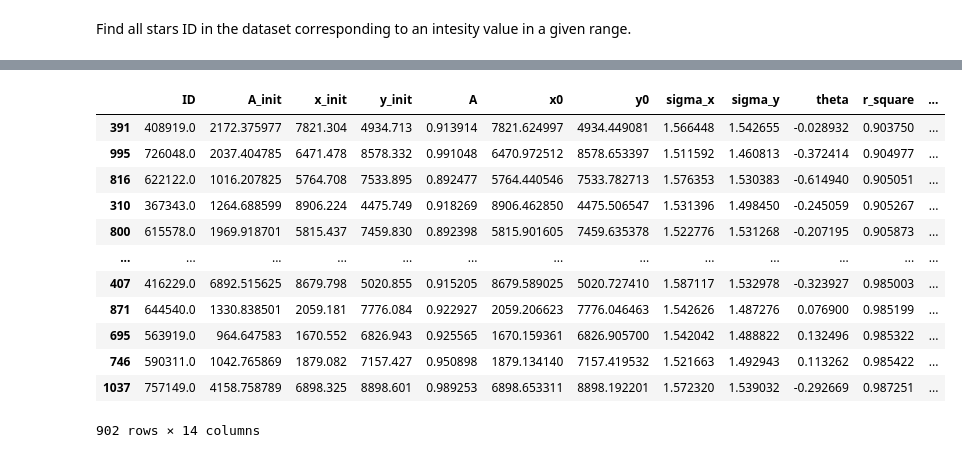
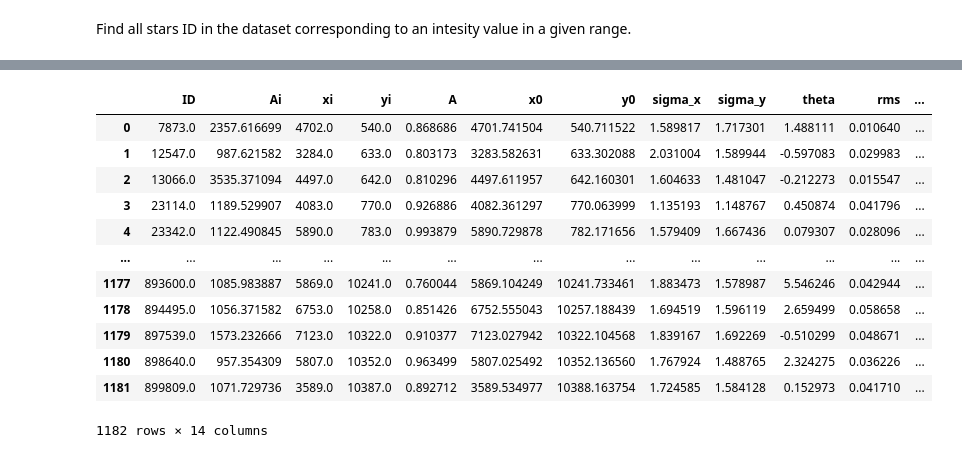
Before and after one commit to Nuelam9/Report1, a Jupyter notebook: Codice/Gaussian_fit.ipynb, the cells around one changed output, grey strips where cells are left out. Cells and saved outputs as stored; diff of their text form; code cells hidden in the pictures.

```diff
--- a/Codice/Gaussian_fit.ipynb
+++ b/Codice/Gaussian_fit.ipynb
@@ -155,2 +228,18 @@ def find_IDs(coords: np.ndarray, ids: np.ndarray, npix: float) -> List[float]:
 # %% [markdown]
 Find all stars ID in the dataset corresponding to an intesity value in a given range.
+# %%
+def find_IDs(coords: np.ndarray, ids: np.ndarray, npix: float) -> List[float]:
+    IDs = []
+    n = len(ids)
+    for i in range(n):
+        tmp = (coords[:,0] - ids[i,0]) ** 2 + \
+              (coords[:,1] - ids[i,1]) ** 2 <= npix ** 2
+        boh = np.sum(tmp)
+        if boh:
+            for j in coords[tmp, -1]:
+                IDs.append([j, ids[i,0], ids[i,1]]) # se uso *ids[i,:] conflitto con jit
+    return IDs
+
+
+find_IDs_jit = jit(nopython=True)(find_IDs) # not working rn
+cor = data[['Xcor', 'Ycor', 'ID']].to_numpy()
@@ -166,0 +291,6 @@ len(IDs)
+# %%
+%%time
+
+#cor = data[['Xcor', 'Ycor', 'ID']].to_numpy()
+IDs_filt = find_IDs_jit(cor, ids_filt, 2.)
+len(IDs_filt)
@@ -166,0 +301,3 @@ len(IDs)
+# %%
+ids_gt = np.asarray(IDs_filt)
+ids_gt.shape
@@ -236,8 +384,8 @@ def Fit(id, df=data, img=image, bb=15, I_inf=100, I_sup=10000, npix=2):
 %%time
 
 p = Pool(cpu_count())
-res = np.asarray(p.map(Fit, IDs))
+res = np.asarray(p.map(gauss_fitting, ids_gt[:,0]))
 p.close()
-results = pd.DataFrame(res, columns=['ID', 'A_init', 'x_init', 'y_init', 'A', 'x0', 'y0',
-                                     'sigma_x', 'sigma_y', 'theta', 'r_square', 'rms'])
+results = pd.DataFrame(res, columns=['ID', 'Ai', 'xi', 'yi', 'A', 'x0','y0',
+                                     'sigma_x', 'sigma_y', 'theta', 'rms'])
 # %% [output]
@@ -246,20 +426,23 @@ Wall time: 3.14 s
 # %%
 results['sharp'] = results.ID.map(data.set_index('ID')['sharp'])
 results['chi'] = results.ID.map(data.set_index('ID')['chi'])
-results.loc[(results.A != 0) & (results.r_square > 0.9)].sort_values(by='r_square')
+results.loc[results.theta > 0, 'theta_mod'] = results.loc[results.theta > 0,
+                                                          'theta'] % np.pi/2
+results.loc[results.theta <= 0, 'theta_mod'] = results.loc[results.theta <= 0,
+                                                           'theta'] % -np.pi/2
 
-#results.r_square.plot(kind='hist')
+results
 # %% [output]
-|  | ID | A_init | x_init | y_init | A | x0 | y0 | sigma_x | sigma_y | theta | r_square | ... |
-| 391 | 408919.0 | 2172.375977 | 7821.304 | 4934.713 | 0.913914 | 7821.624997 | 4934.449081 | 1.566448 | 1.542655 | -0.028932 | 0.903750 | ... |
-| 995 | 726048.0 | 2037.404785 | 6471.478 | 8578.332 | 0.991048 | 6470.972512 | 8578.653397 | 1.511592 | 1.460813 | -0.372414 | 0.904977 | ... |
-| 816 | 622122.0 | 1016.207825 | 5764.708 | 7533.895 | 0.892477 | 5764.440546 | 7533.782713 | 1.576353 | 1.530383 | -0.614940 | 0.905051 | ... |
-| 310 | 367343.0 | 1264.688599 | 8906.224 | 4475.749 | 0.918269 | 8906.462850 | 4475.506547 | 1.531396 | 1.498450 | -0.245059 | 0.905267 | ... |
-| 800 | 615578.0 | 1969.918701 | 5815.437 | 7459.830 | 0.892398 | 5815.901605 | 7459.635378 | 1.522776 | 1.531268 | -0.207195 | 0.905873 | ... |
+|  | ID | Ai | xi | yi | A | x0 | y0 | sigma_x | sigma_y | theta | rms | ... |
+| 0 | 7873.0 | 2357.616699 | 4702.0 | 540.0 | 0.868686 | 4701.741504 | 540.711522 | 1.589817 | 1.717301 | 1.488111 | 0.010640 | ... |
+| 1 | 12547.0 | 987.621582 | 3284.0 | 633.0 | 0.803173 | 3283.582631 | 633.302088 | 2.031004 | 1.589944 | -0.597083 | 0.029983 | ... |
+| 2 | 13066.0 | 3535.371094 | 4497.0 | 642.0 | 0.810296 | 4497.611957 | 642.160301 | 1.604633 | 1.481047 | -0.212273 | 0.015547 | ... |
+| 3 | 23114.0 | 1189.529907 | 4083.0 | 770.0 | 0.926886 | 4082.361297 | 770.063999 | 1.135193 | 1.148767 | 0.450874 | 0.041796 | ... |
+| 4 | 23342.0 | 1122.490845 | 5890.0 | 783.0 | 0.993879 | 5890.729878 | 782.171656 | 1.579409 | 1.667436 | 0.079307 | 0.028096 | ... |
 | ... | ... | ... | ... | ... | ... | ... | ... | ... | ... | ... | ... | ... |
-| 407 | 416229.0 | 6892.515625 | 8679.798 | 5020.855 | 0.915205 | 8679.589025 | 5020.727410 | 1.587117 | 1.532978 | -0.323927 | 0.985003 | ... |
-| 871 | 644540.0 | 1330.838501 | 2059.181 | 7776.084 | 0.922927 | 2059.206623 | 7776.046463 | 1.542626 | 1.487276 | 0.076900 | 0.985199 | ... |
-| 695 | 563919.0 | 964.647583 | 1670.552 | 6826.943 | 0.925565 | 1670.159361 | 6826.905700 | 1.542042 | 1.488822 | 0.132496 | 0.985322 | ... |
-| 746 | 590311.0 | 1042.765869 | 1879.082 | 7157.427 | 0.950898 | 1879.134140 | 7157.419532 | 1.521663 | 1.492943 | 0.113262 | 0.985422 | ... |
-| 1037 | 757149.0 | 4158.758789 | 6898.325 | 8898.601 | 0.989253 | 6898.653311 | 8898.192201 | 1.572320 | 1.539032 | -0.292669 | 0.987251 | ... |
+| 1177 | 893600.0 | 1085.983887 | 5869.0 | 10241.0 | 0.760044 | 5869.104249 | 10241.733461 | 1.883473 | 1.578987 | 5.546246 | 0.042944 | ... |
+| 1178 | 894495.0 | 1056.371582 | 6753.0 | 10258.0 | 0.851426 | 6752.555043 | 10257.188439 | 1.694519 | 1.596119 | 2.659499 | 0.058658 | ... |
+| 1179 | 897539.0 | 1573.232666 | 7123.0 | 10322.0 | 0.910377 | 7123.027942 | 10322.104568 | 1.839167 | 1.692269 | -0.510299 | 0.048671 | ... |
+| 1180 | 898640.0 | 957.354309 | 5807.0 | 10352.0 | 0.963499 | 5807.025492 | 10352.136560 | 1.767924 | 1.488765 | 2.324275 | 0.036226 | ... |
+| 1181 | 899809.0 | 1071.729736 | 3589.0 | 10387.0 | 0.892712 | 3589.534977 | 10388.163754 | 1.724585 | 1.584128 | 0.152973 | 0.041710 | ... |
-902 rows × 14 columns
+1182 rows × 14 columns
```
Also changed, not shown: parts of 39 cells of this notebook.
